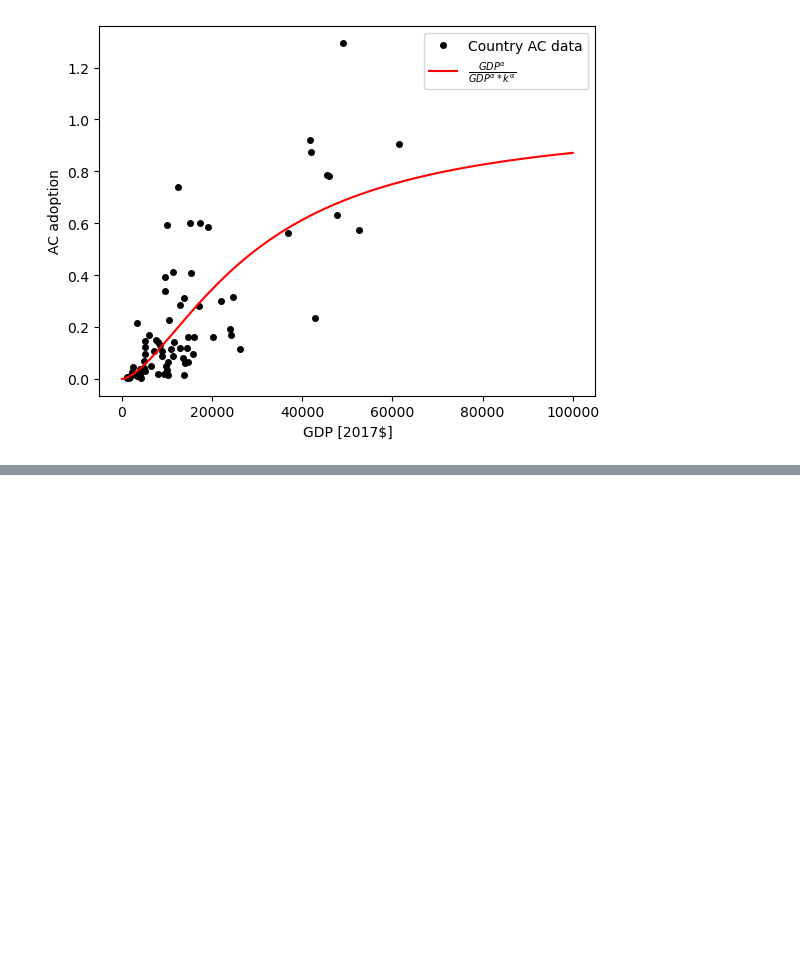
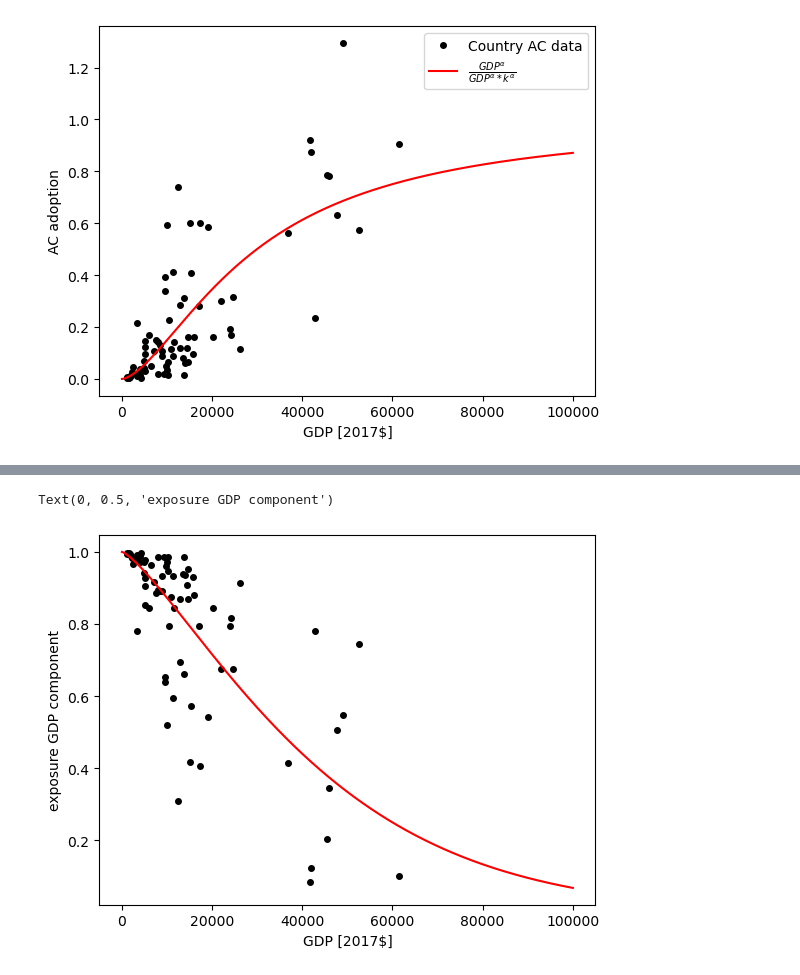
Before and after one commit to carnegie/clab_cooling_deficit_index, a Jupyter notebook: derive_exposure_function_combined.ipynb, the cells around one changed output, grey strips where cells are left out. Saved outputs shown, nothing was run; the diff lists cells and outputs as text; code cells hidden in the pictures; blank space fills up the shorter version.

```diff
--- a/derive_exposure_function_combined.ipynb
+++ b/derive_exposure_function_combined.ipynb
@@ -179,0 +214,12 @@ plt.savefig("Figures/exposure_function/availability_power_fit.png")
+# %%
+# Plot the fit in 2D
+fig, ax = plt.subplots()
+ac_data_points = (1. - ac_data['AC']) ** (1./((ac_data['CDD']/1000.)**popt_comb[1]))
+ax.plot(ac_data['GDP'], ac_data_points, 'o', markersize=4, color="black", label="Country AC data")
+gdp_range = np.linspace(0, 100000, 1000)
+ax.plot(gdp_range, np.exp(-popt_comb[0] * (gdp_range/100000.)**popt_comb[2]), color="red", label=r"$\exp(-\alpha * GDP^k)$")
+ax.set_xlabel("GDP [2017$]")
+ax.set_ylabel("exposure GDP component")
+# %% [output]
+Text(0, 0.5, 'exposure GDP component')
+[figure, added]
```
Also changed, not shown: parts of 7 cells of this notebook, 5 other files.
